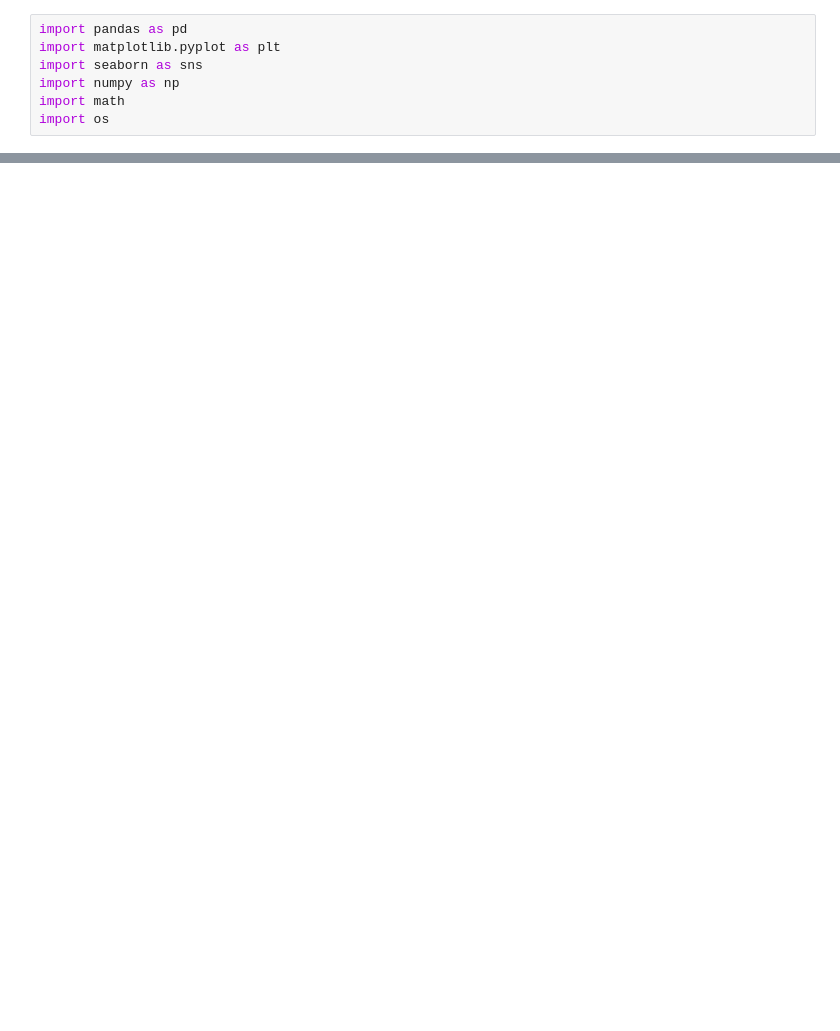
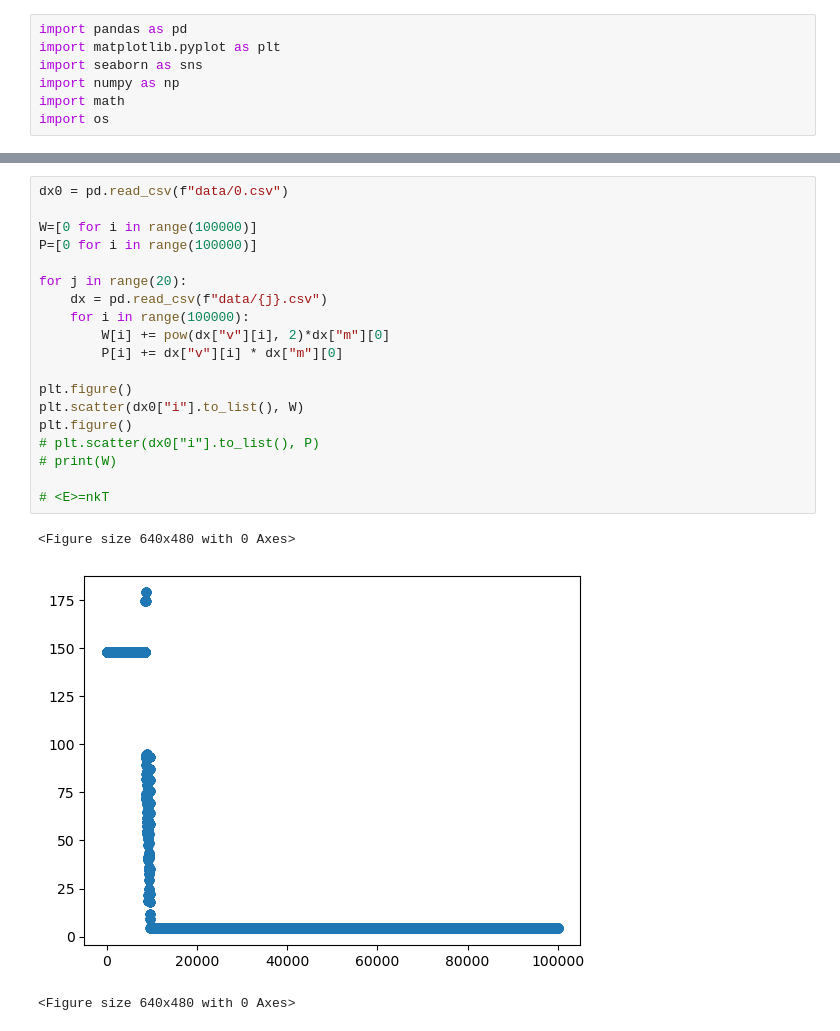
Before and after one commit to phystech123/math_models, a Jupyter notebook: 2sem/7week/visual.ipynb, the cells around one changed output, grey strips where cells are left out. Cells and saved outputs as stored; diff of their text form; blank space fills up the shorter version.

```diff
--- a/2sem/7week/visual.ipynb
+++ b/2sem/7week/visual.ipynb
@@ -22,0 +49,23 @@ c*e(-g - sqrt(g**2 - w**2)t) ...(0) = c*2*(-sqrt(g**2 - w**2))=10 => c=1/(2sqrt(
+# %%
+dx0 = pd.read_csv(f"data/0.csv")
+
+W=[0 for i in range(100000)]
+P=[0 for i in range(100000)]
+
+for j in range(20):
+    dx = pd.read_csv(f"data/{j}.csv")
+    for i in range(100000):
+        W[i] += pow(dx["v"][i], 2)*dx["m"][0]
+        P[i] += dx["v"][i] * dx["m"][0]
+
+plt.figure()
+plt.scatter(dx0["i"].to_list(), W)
+plt.figure()
+# plt.scatter(dx0["i"].to_list(), P)
+# print(W)
+
+# <E>=nkT
+# %% [output]
+<Figure size 640x480 with 0 Axes>
+[figure, added]
+<Figure size 640x480 with 0 Axes>
```
Also changed, not shown: parts of 7 cells of this notebook, 29 other files.
